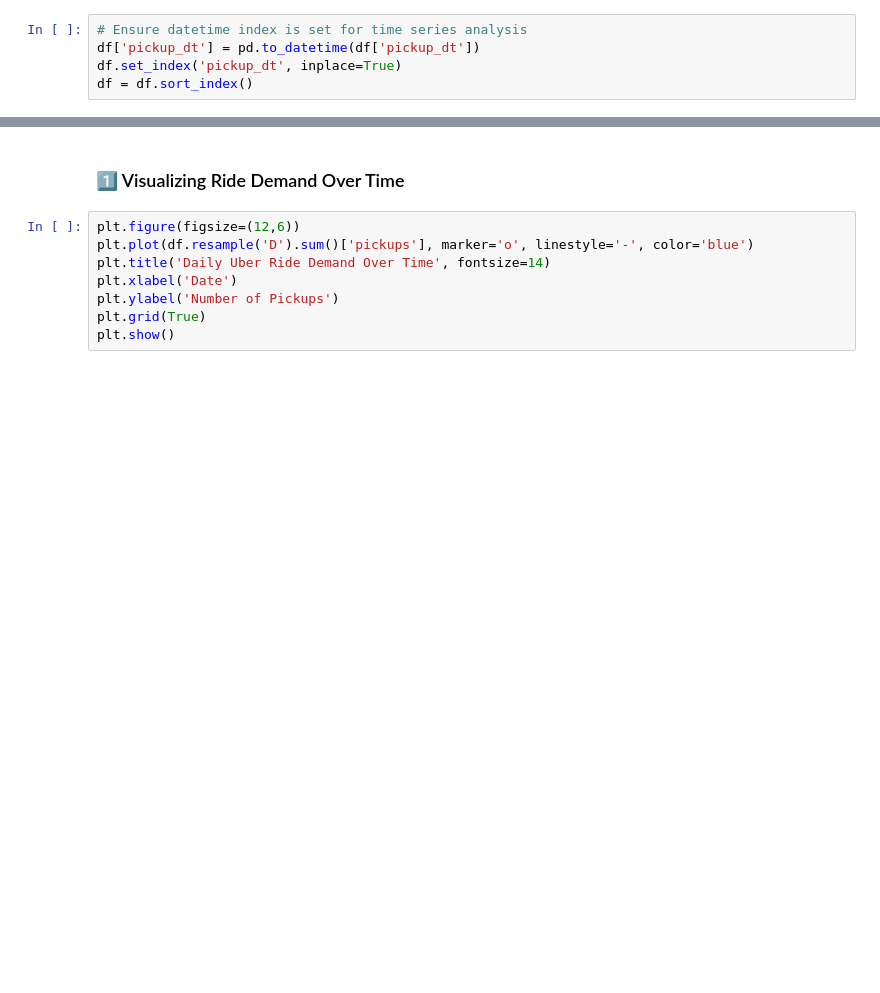
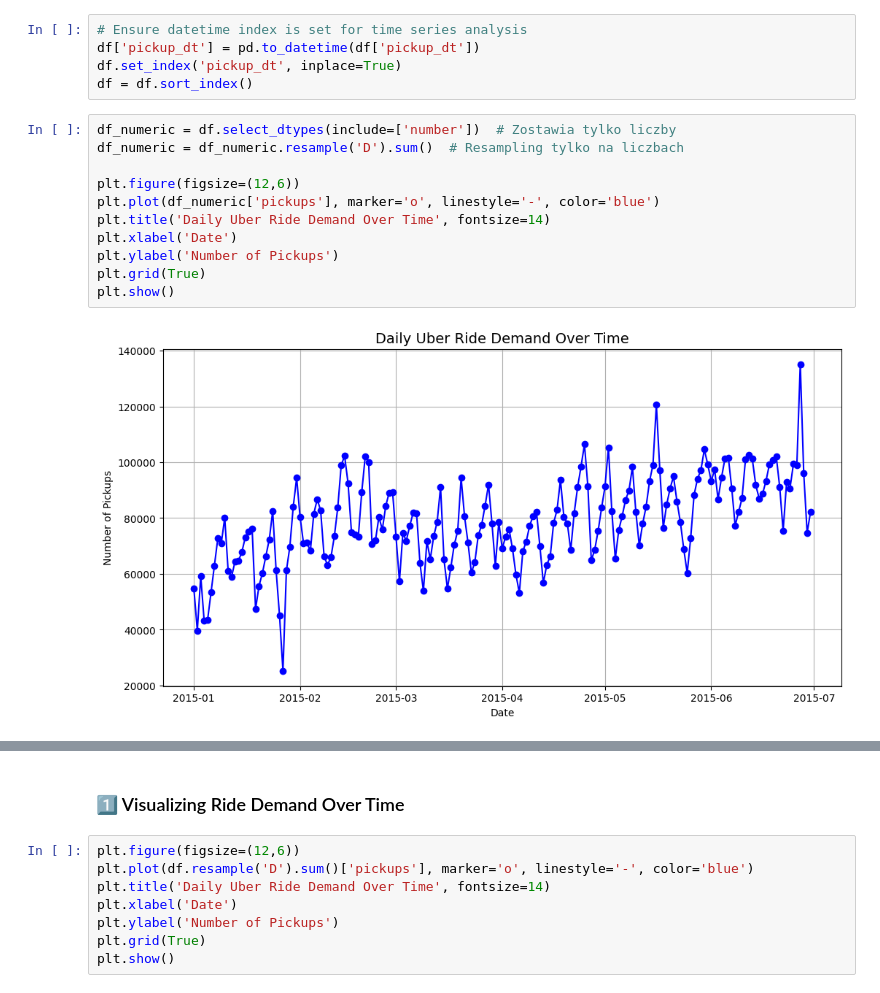
Before and after one commit to zuzann18/-Uber-Demand-Analysis, a Jupyter notebook: Uber_Case_Study.ipynb, the cells around one changed output, grey strips where cells are left out. Drawn from its saved outputs; the diff is of its cells as text; blank space fills up the shorter version.

```diff
--- a/Uber_Case_Study.ipynb
+++ b/Uber_Case_Study.ipynb
@@ -499,3 +523,16 @@ Let's begin!
 df['pickup_dt'] = pd.to_datetime(df['pickup_dt'])
 df.set_index('pickup_dt', inplace=True)
 df = df.sort_index()
+# %%
+df_numeric = df.select_dtypes(include=['number'])  # Zostawia tylko liczby
+df_numeric = df_numeric.resample('D').sum()  # Resampling tylko na liczbach
+
+plt.figure(figsize=(12,6))
+plt.plot(df_numeric['pickups'], marker='o', linestyle='-', color='blue')
+plt.title('Daily Uber Ride Demand Over Time', fontsize=14)
+plt.xlabel('Date')
+plt.ylabel('Number of Pickups')
+plt.grid(True)
+plt.show()
+# %% [output]
+[figure, added]
```
Also changed, not shown: parts of 23 cells of this notebook.
